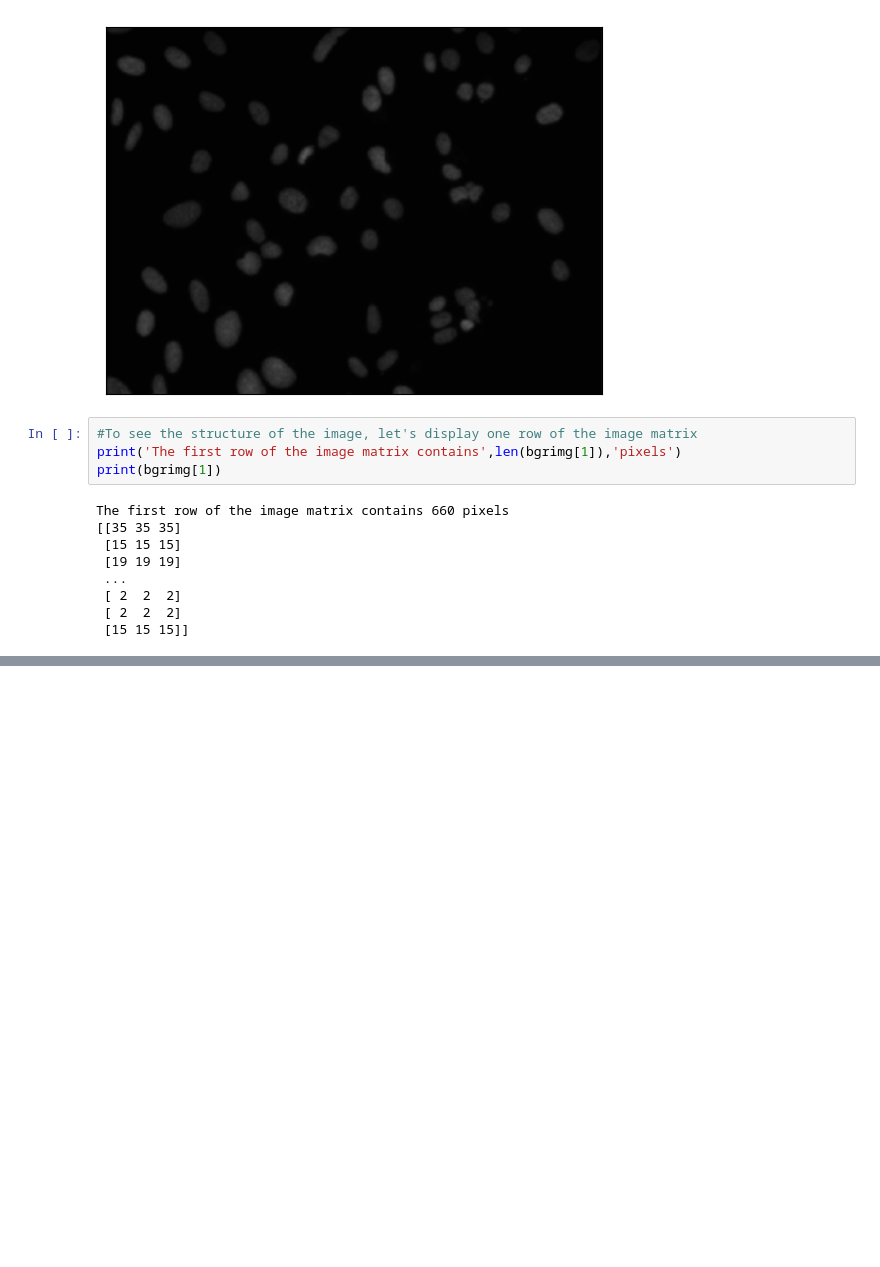
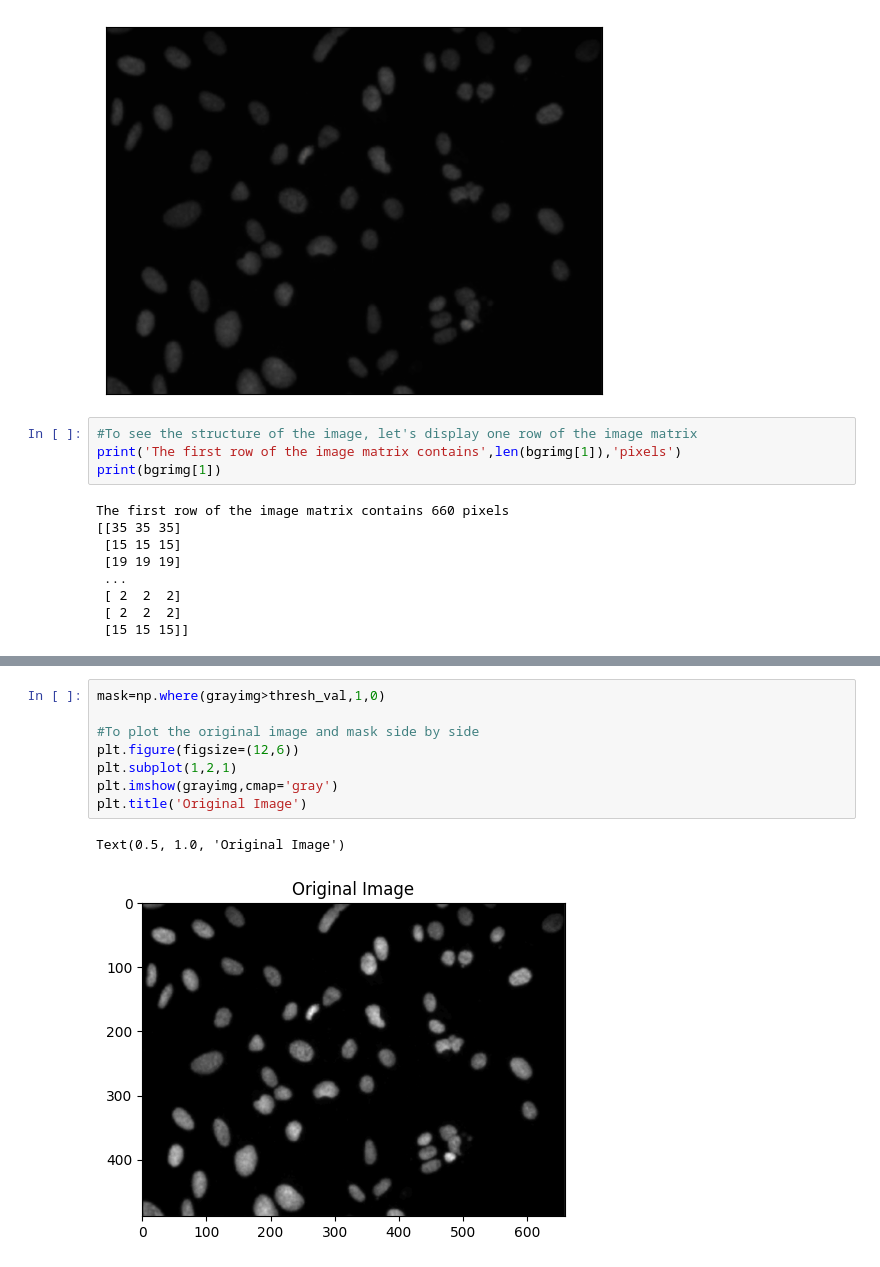
Before and after one commit to Omkar-Gavali/Image-Processing-Using-Machine-Learning, a Jupyter notebook: main.ipynb, the cells around one changed output, grey strips where cells are left out. Drawn from its saved outputs; the diff is of its cells as text; blank space fills up the shorter version.

```diff
--- a/main.ipynb
+++ b/main.ipynb
@@ -73,0 +130,11 @@ The first row of the image matrix contains 660 pixels
+# %%
+mask=np.where(grayimg>thresh_val,1,0)
+
+#To plot the original image and mask side by side
+plt.figure(figsize=(12,6))
+plt.subplot(1,2,1)
+plt.imshow(grayimg,cmap='gray')
+plt.title('Original Image')
+# %% [output]
+Text(0.5, 1.0, 'Original Image')
+[figure, added]
```
Also changed, not shown: parts of 7 cells of this notebook.
